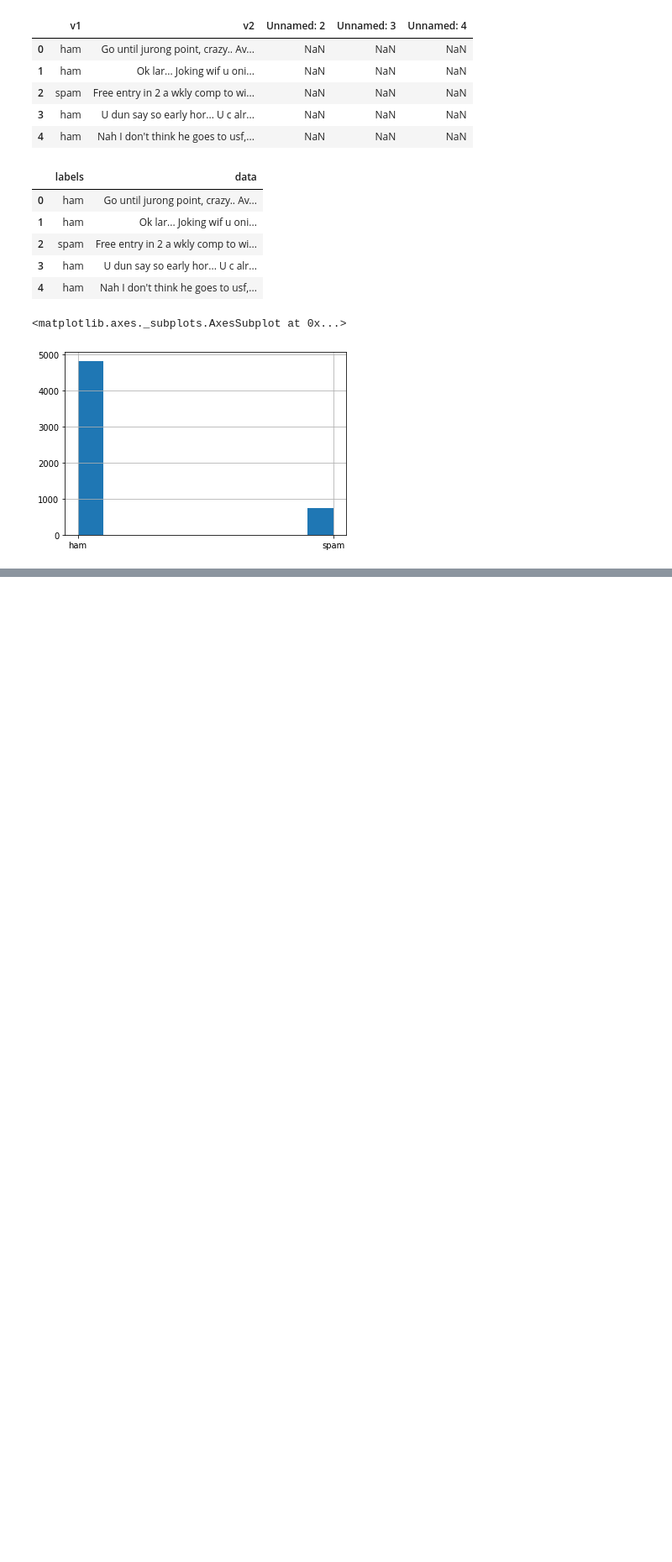
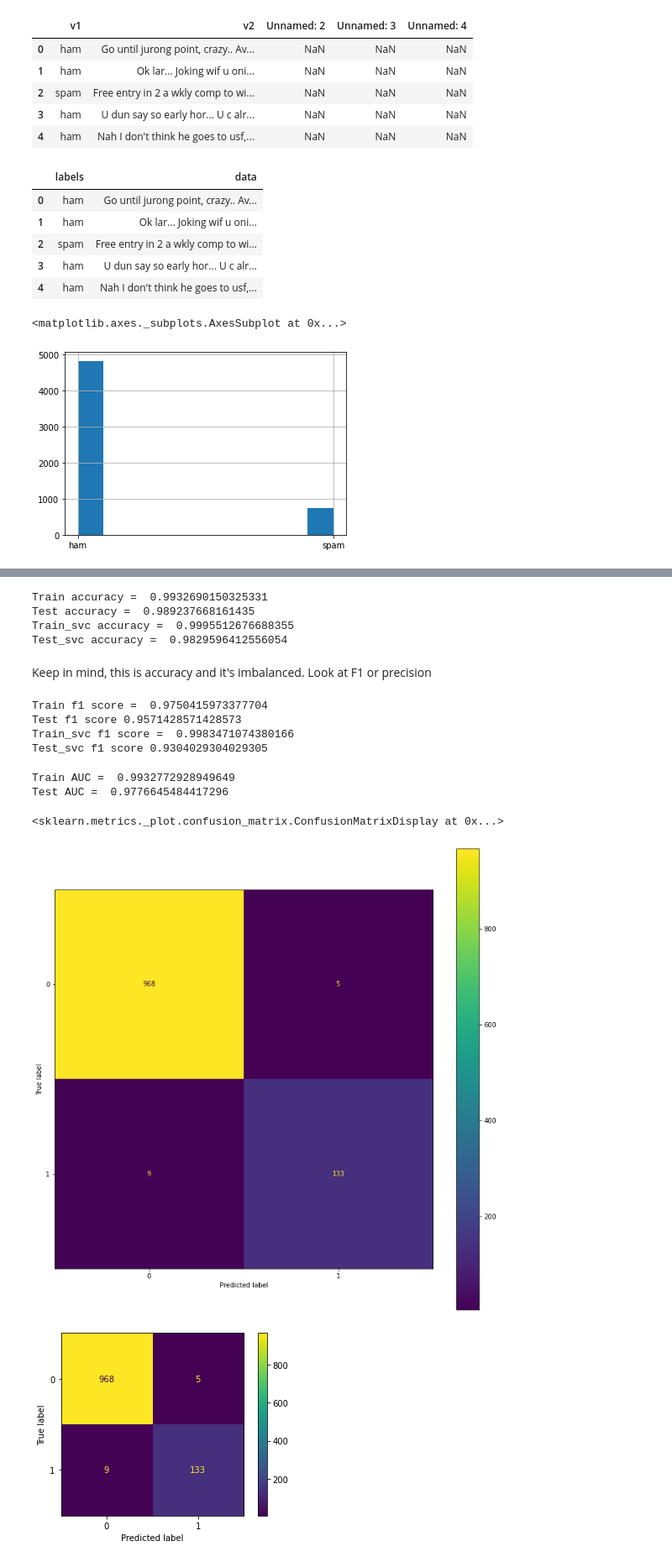
Before and after one commit to DrAlexSanz/nlpv2-course, a Jupyter notebook: Spam_detection.ipynb, the cells around one changed output, grey strips where cells are left out. Shown at 84% size. Drawn from its saved outputs; the diff is of its cells as text; code cells hidden in the pictures; blank space fills up the shorter version.

```diff
--- a/Spam_detection.ipynb
+++ b/Spam_detection.ipynb
@@ -90,0 +88,50 @@ model.fit(x_train, y_train)
+# %%
+model = MultinomialNB()
+model_svc = SVC(class_weight = "balanced") # This one has support for imbalanced classes and I just wanted to try it. Anyway the NB is good enough.
+
+model.fit(x_train, y_train)
+print("Train accuracy = ", model.score(x_train, y_train))
+print("Test accuracy = ", model.score(x_test, y_test))
+
+model_svc.fit(x_train, y_train)
+print("Train_svc accuracy = ", model_svc.score(x_train, y_train))
+print("Test_svc accuracy = ", model_svc.score(x_test, y_test))
+# %% [output]
+Train accuracy =  0.9932690150325331
+Test accuracy =  0.989237668161435
+Train_svc accuracy =  0.9995512676688355
+Test_svc accuracy =  0.9829596412556054
+# %% [markdown]
+Keep in mind, this is accuracy and it's imbalanced. Look at F1 or precision
+# %%
+pred_train = model.predict(x_train)
+pred_test = model.predict(x_test)
+print("Train f1 score = ", f1_score(y_train, pred_train))
+print("Test f1 score", f1_score(y_test, pred_test))
+
+pred_train_svc = model_svc.predict(x_train)
+pred_test_svc = model_svc.predict(x_test)
+print("Train_svc f1 score = ", f1_score(y_train, pred_train_svc))
+print("Test_svc f1 score", f1_score(y_test, pred_test_svc))
+# %% [output]
+Train f1 score =  0.9750415973377704
+Test f1 score 0.9571428571428573
+Train_svc f1 score =  0.9983471074380166
+Test_svc f1 score 0.9304029304029305
+# %%
+prob_train = model.predict_proba(x_train)[:, 1]
+prob_test = model.predict_proba(x_test)[:, 1]
+
+print("Train AUC = ", roc_auc_score(y_train, prob_train))
+print("Test AUC = ", roc_auc_score(y_test, prob_test))
+# %% [output]
+Train AUC =  0.9932772928949649
+Test AUC =  0.9776645484417296
+# %%
+fig, ax = plt.subplots(figsize = (13, 13))
+cm = ConfusionMatrixDisplay.from_estimator(model, x_test, y_test, normalize = None)
+cm.plot(ax = ax)
+# %% [output]
+<sklearn.metrics._plot.confusion_matrix.ConfusionMatrixDisplay at 0x...>
+[figure, added]
+[figure, added]
```
Also changed, not shown: parts of 13 cells of this notebook.
